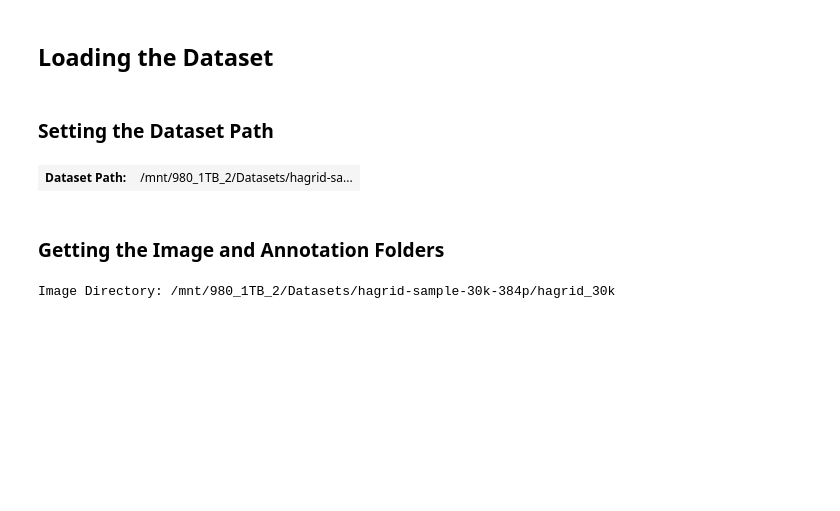
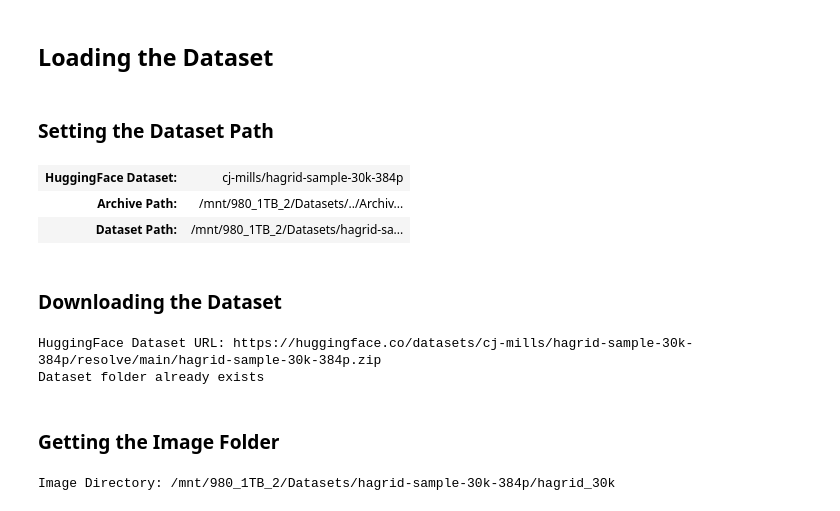
Before and after one commit to cj-mills/pytorch-yolox-object-detection-tutorial-code, a Jupyter notebook: notebooks/yolox-object-detector-ort-tensorrt-int8-calibration-inference.ipynb, the cells around one changed output. Saved outputs shown, nothing was run; the diff lists cells and outputs as text; code cells hidden in the pictures; blank space fills up the shorter version.

```diff
--- a/notebooks/yolox-object-detector-ort-tensorrt-int8-calibration-inference.ipynb
+++ b/notebooks/yolox-object-detector-ort-tensorrt-int8-calibration-inference.ipynb
@@ -120,22 +127,57 @@ onnx_file_path = list(checkpoint_dir.glob('*.onnx'))[0]
 max_stride = 32
 # %% [markdown]
 ## Loading the Dataset
-# %% [markdown]
-### Setting the Dataset Path
-# %%
-# Set the name of the dataset
-dataset_name = 'hagrid-sample-30k-384p'
-
-# Create the path to the directory where the dataset will be extracted
-dataset_path = Path(f'{dataset_dir}/{dataset_name}')
-
-pd.Series({
-    "Dataset Path:": dataset_path
-}).to_frame().style.hide(axis='columns')
-# %% [output]
-| Dataset Path: | /mnt/980_1TB_2/Datasets/hagrid-sa... |
+# %% [markdown]
+### Setting the Dataset Path
+# %%
+# Set the name of the dataset
+dataset_name = 'hagrid-sample-30k-384p'
+
+# Construct the HuggingFace Hub dataset name by combining the username and dataset name
+hf_dataset = f'cj-mills/{dataset_name}'
+
+# Create the path to the zip file that contains the dataset
+archive_path = Path(f'{archive_dir}/{dataset_name}.zip')
+
+# Create the path to the directory where the dataset will be extracted
+dataset_path = Path(f'{dataset_dir}/{dataset_name}')
+
+pd.Series({
+    "HuggingFace Dataset:": hf_dataset,
+    "Archive Path:": archive_path,
+    "Dataset Path:": dataset_path
+}).to_frame().style.hide(axis='columns')
+# %% [output]
+| HuggingFace Dataset: | cj-mills/hagrid-sample-30k-384p |
+| Archive Path: | /mnt/980_1TB_2/Datasets/../Archiv... |
+| Dataset Path: | /mnt/980_1TB_2/Datasets/hagrid-sa... |
+# %% [markdown]
+### Downloading the Dataset
+# %%
+# Construct the HuggingFace Hub dataset URL
+dataset_url = f"https://huggingface.co/datasets/{hf_dataset}/resolve/main/{dataset_name}.zip"
+print(f"HuggingFace Dataset URL: {dataset_url}")
+
+# Set whether to delete the archive file after extracting the dataset
+delete_archive = True
+
+# Download the dataset if not present
+if dataset_path.is_dir():
+    print("Dataset folder already exists")
+else:
+    print("Downloading dataset...")
+    download_file(dataset_url, archive_dir)
+
+    print("Extracting dataset...")
+    file_extract(fname=archive_path, dest=dataset_dir)
+
+    # Delete the archive if specified
+    if delete_archive: archive_path.unlink()
+# %% [output]
+HuggingFace Dataset URL: https://huggingface.co/datasets/cj-mills/hagrid-sample-30k-384p/resolve/main/hagrid-sample-30k-384p.zip
+Dataset folder already exists
 # %% [markdown]
-### Getting the Image and Annotation Folders
+### Getting the Image Folder
 # %%
 # Create a list of the items in the 'dataset_path' directory
 dir_content = [item for item in dataset_path.iterdir() if item.is_dir()]
```
Also changed, not shown: parts of 9 cells of this notebook.
